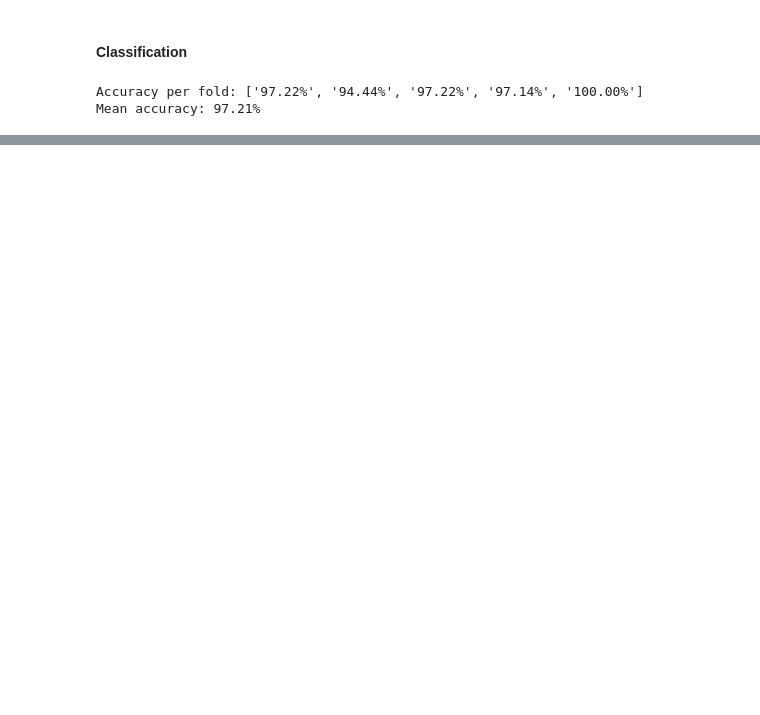
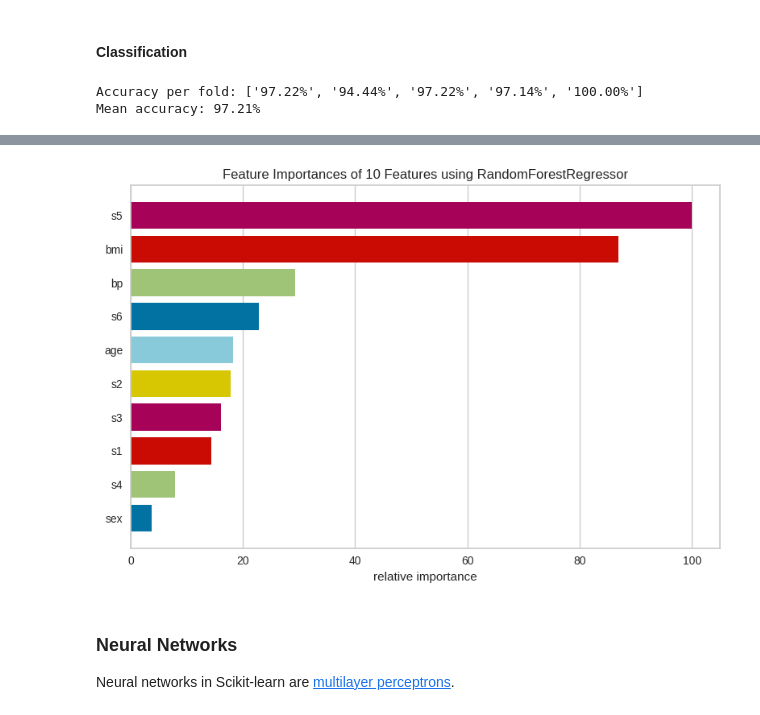
Before and after one commit to adamelliotfields/lab, a Jupyter notebook: files/sklearn.ipynb, the cells around one changed output, grey strips where cells are left out. Cells and saved outputs as stored; diff of their text form; code cells hidden in the pictures; blank space fills up the shorter version.

Commit message:
Add neural networks to Scikit-learn notebook

```diff
--- a/files/sklearn.ipynb
+++ b/files/sklearn.ipynb
@@ -590,0 +612,10 @@ TBD
+# %%
+viz = FeatureImportances(rf_diabetes, labels=diabetes.feature_names)
+viz.fit(X_diabetes, y_diabetes)
+viz.show();
+# %% [output]
+[figure, added]
+# %% [markdown]
+### Neural Networks
+
+Neural networks in Scikit-learn are [multilayer perceptrons](https://en.wikipedia.org/wiki/Multilayer_perceptron).
```
Also changed, not shown: parts of 24 cells of this notebook.
